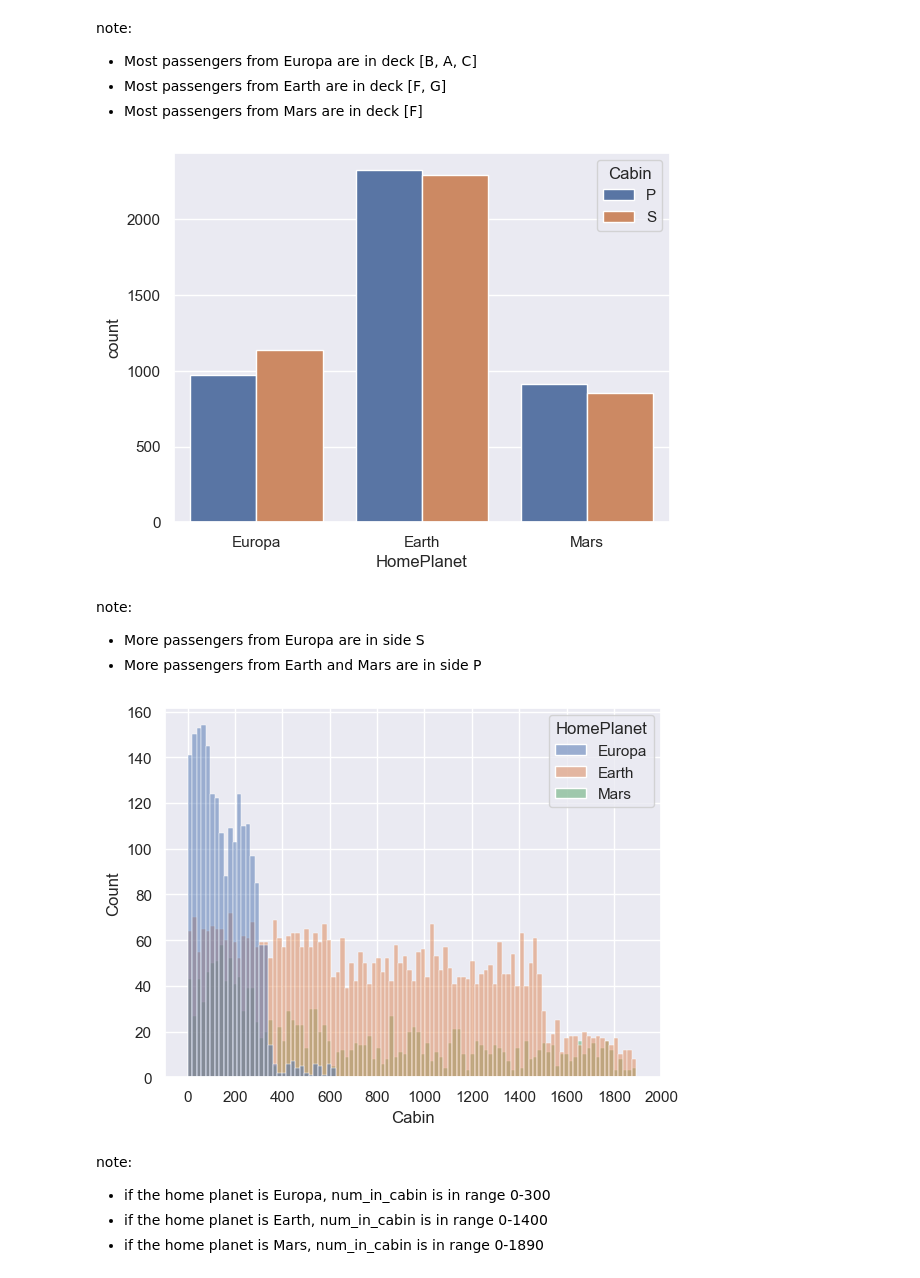
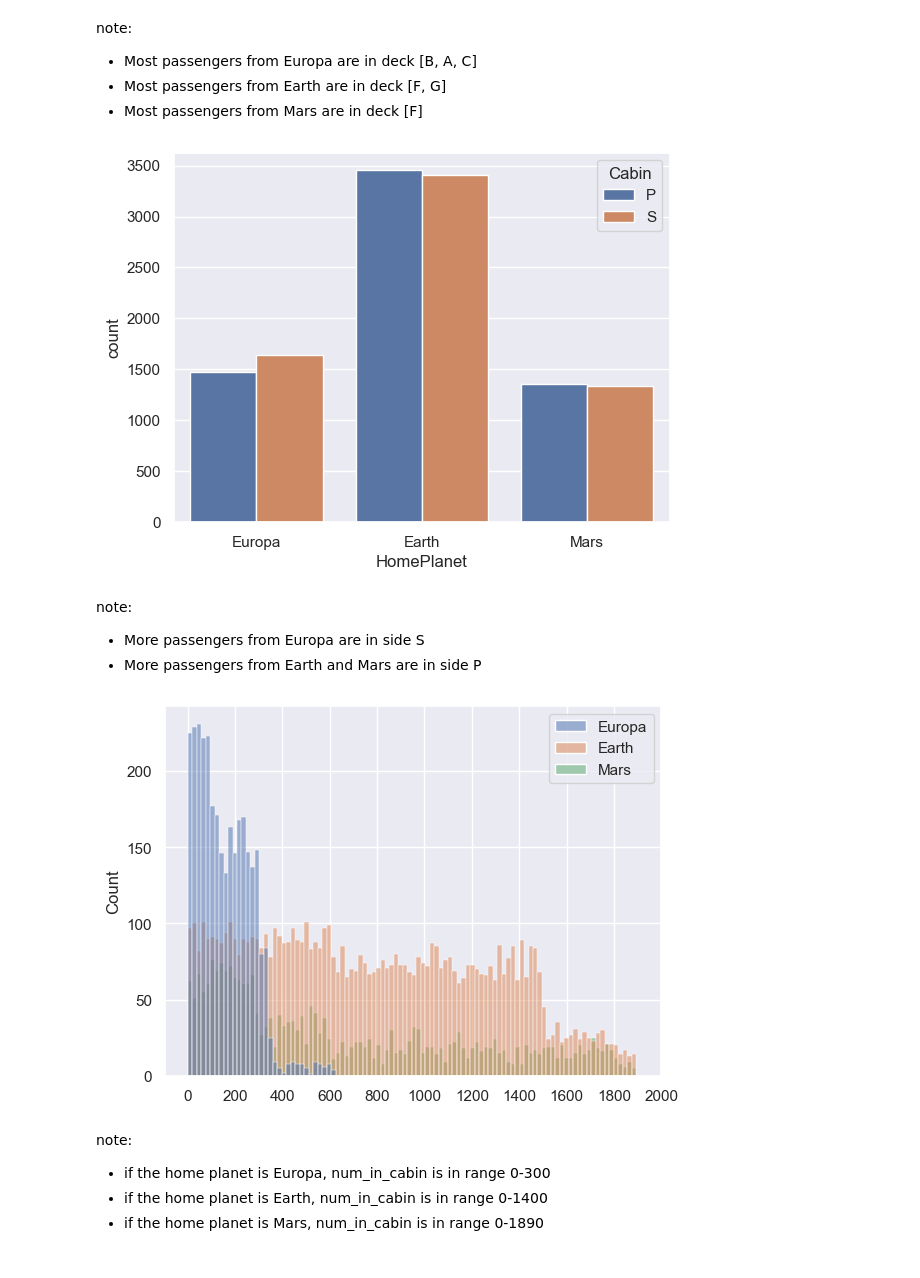
Before and after one commit to chickooooo/space_titanic_2, a Jupyter notebook: v2/notebooks/handling_missing_values.ipynb, the cells around one changed output. Cells and saved outputs as stored; diff of their text form; code cells hidden in the pictures.

Commit message:
completed missing values imputation

```diff
--- a/v2/notebooks/handling_missing_values.ipynb
+++ b/v2/notebooks/handling_missing_values.ipynb
@@ -786,6 +831,6 @@ plt.show()
 No specific relation could be found for age, hence filling missing values with median
 # %%
 # filling missing values with median
-train_data.Age.fillna(value=train_data.Age.median(), inplace=True)
+total_data.Age.fillna(value=total_data.Age.median(), inplace=True)
 # %%
 # updating age bins
@@ -851,7 +896,7 @@ def fill_name_missing(x: pd.Series):
         return x
 # %%
 # home planet, name dataframe
-home_name = pd.DataFrame({'home_planet': train_data.HomePlanet, 'name': train_data.Name})
+home_name = pd.DataFrame({'home_planet': total_data.HomePlanet, 'name': total_data.Name})
 home_name.head()
 # %% [output]
 |  | home_planet | name |
@@ -890,6 +935,6 @@ Glenna Valezaley        2
 Name: name, dtype: int64
 # %%
-# updating train_data
-train_data.Name = home_name_2.name
+# updating total_data
+total_data.Name = home_name_2.name
 # %%
 # checking updated dataframe
@@ -932,8 +976,8 @@ cabin.head()
 Name: Cabin, dtype: object
 # %%
 # extracting deck, num_in_cabin and side
-deck = train_data.Cabin.apply(lambda x: np.nan if pd.isna(x) else x.split("/")[0])
-num_in_cabin = train_data.Cabin.apply(lambda x: np.nan if pd.isna(x) else int(x.split("/")[1]))
-side = train_data.Cabin.apply(lambda x: np.nan if pd.isna(x) else x.split("/")[2])
+deck = total_data.Cabin.apply(lambda x: np.nan if pd.isna(x) else x.split("/")[0])
+num_in_cabin = total_data.Cabin.apply(lambda x: np.nan if pd.isna(x) else int(x.split("/")[1]))
+side = total_data.Cabin.apply(lambda x: np.nan if pd.isna(x) else x.split("/")[2])
 # %%
 # home planet and deck
@@ -948,21 +992,21 @@ note:
 - Most passengers from Mars are in deck [F]
 # %%
 # home planet and side
-sns.countplot(x=train_data.HomePlanet, hue=side)
+sns.countplot(x=total_data.HomePlanet, hue=side)
 plt.show()
 # %% [output]
-[figure, old version]
+[figure, new version]
 # %% [markdown]
 note:
 - More passengers from Europa are in side S
 - More passengers from Earth and Mars are in side P
 # %%
 # num_in_cabin and home planet
-sns.histplot(x=num_in_cabin, hue=train_data.HomePlanet, bins=100)
+sns.histplot(x=num_in_cabin.values, hue=total_data.HomePlanet.values, bins=100)
 plt.xticks([i*200 for i in range(11)])
 plt.show()
 # %% [output]
-[figure, old version]
+[figure, new version]
 # %% [markdown]
 note:
 - if the home planet is Europa, num_in_cabin is in range 0-300
```
Also changed, not shown: parts of 94 cells of this notebook, 4 other files.
